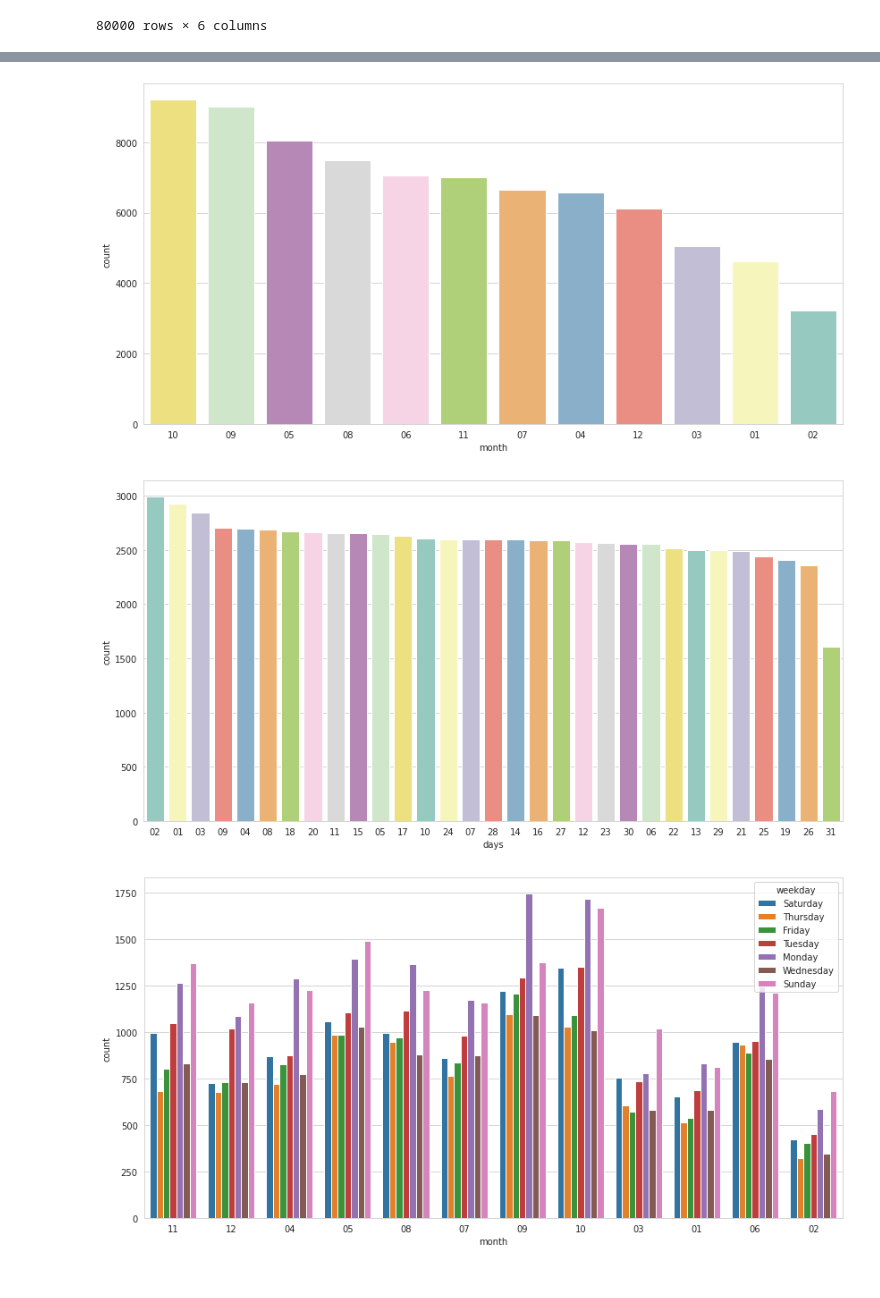
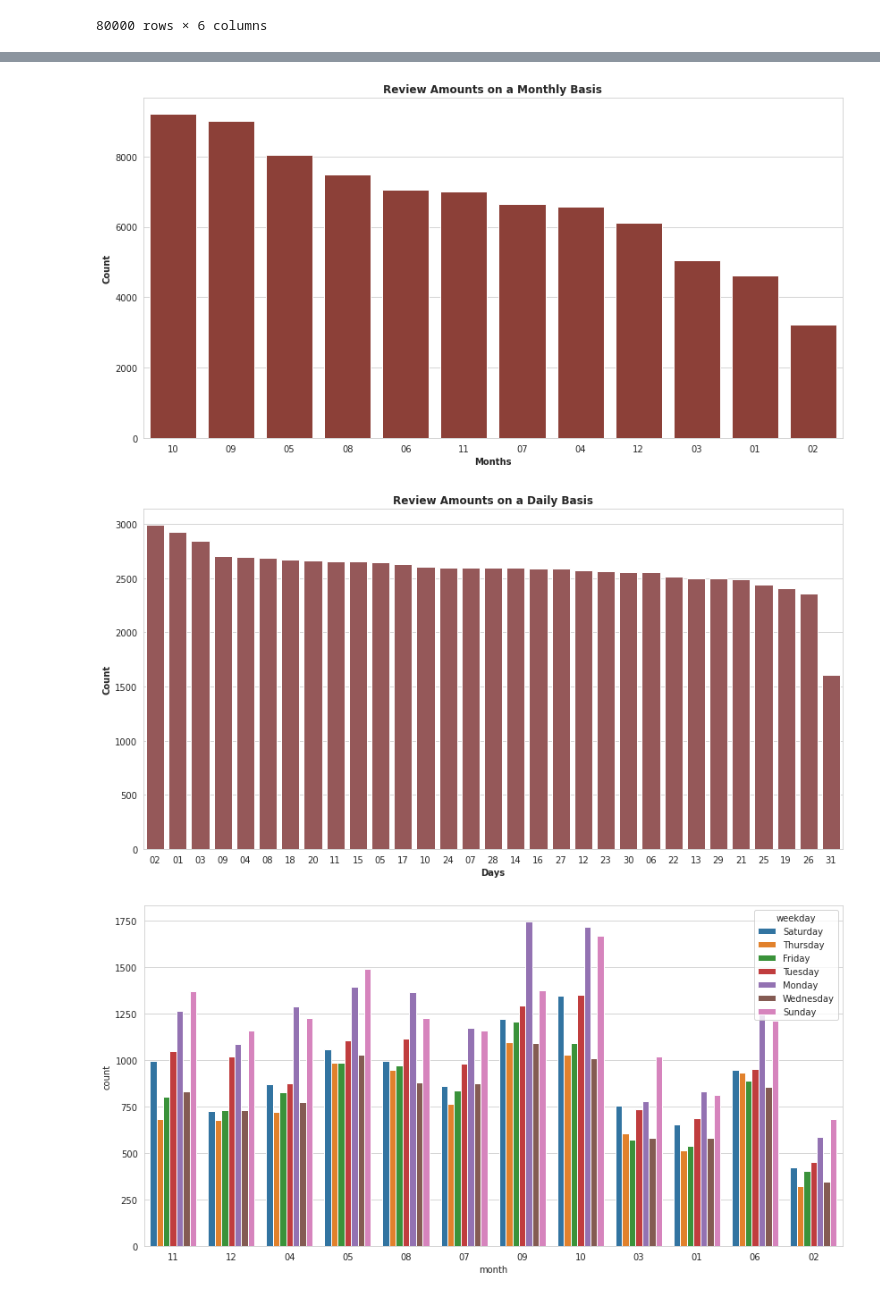
Before and after one commit to kamalova/Airbnb-Recommendation-Engine-NLP, a Jupyter notebook: Sentiment_Analysis.ipynb, the cells around one changed output, grey strips where cells are left out. Saved outputs shown, nothing was run; the diff lists cells and outputs as text; code cells hidden in the pictures.

```diff
--- a/Sentiment_Analysis.ipynb
+++ b/Sentiment_Analysis.ipynb
@@ -87,15 +136,23 @@ df_reviews.head()
 df_reviews['date'] = pd.to_datetime(df_reviews.date)
 df_reviews['weekday'] = df_reviews['date'].dt.day_name()
 # %%
+# Plot monthly based review amounts
 plt.figure(figsize=(14,7))
-ax = sns.countplot(x='month', data=df_reviews, order=df_reviews['month'].value_counts().index, palette='Set3_r')
+ax = sns.countplot(x='month', data=df_reviews, order=df_reviews['month'].value_counts().index, color='#9a342a')
+plt.title('Review Amounts on a Monthly Basis',fontweight="bold")
+ax.set_xlabel('Months', fontweight="bold")
+ax.set_ylabel('Count', fontweight="bold");
 # %% [output]
-[figure, old version]
+[figure, new version]
 # %%
+# Plot dayly based review amounts
 plt.figure(figsize=(14,7))
-ax = sns.countplot(x='days', data=df_reviews, order=df_reviews['days'].value_counts().index,  palette='Set3')
+ax = sns.countplot(x='days', data=df_reviews, order=df_reviews['days'].value_counts().index,  color='#9f4e4f')
+plt.title('Review Amounts on a Daily Basis',fontweight="bold")
+ax.set_xlabel('Days', fontweight="bold")
+ax.set_ylabel('Count', fontweight="bold");
 # %% [output]
-[figure, old version]
+[figure, new version]
 # %%
 plt.figure(figsize=(14,7))
 ax = sns.countplot(x='month', data=df_reviews, hue='weekday')
```
Also changed, not shown: parts of 56 cells of this notebook.
